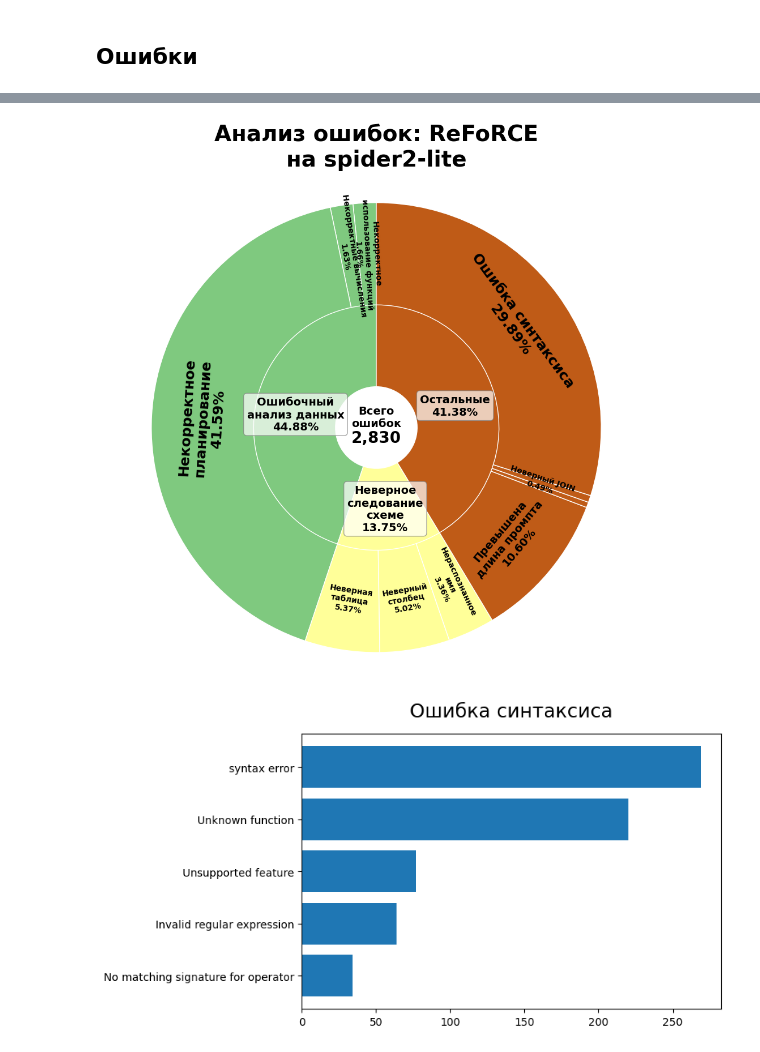
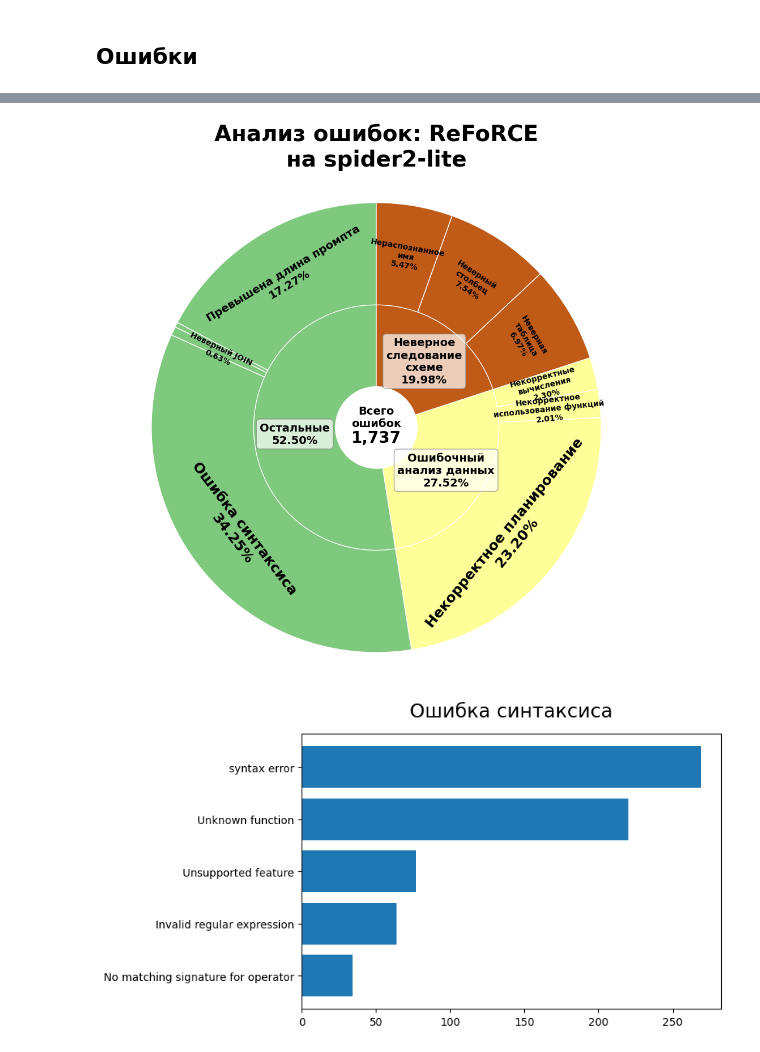
Before and after one commit to Tyferse/exploring-text-to-SQL, a Jupyter notebook: analysis/error_analysis.ipynb, the cells around one changed output, grey strips where cells are left out. Saved outputs shown, nothing was run; the diff lists cells and outputs as text; code cells hidden in the pictures.

````diff
--- a/analysis/error_analysis.ipynb
+++ b/analysis/error_analysis.ipynb
@@ -1272,7 +1258,7 @@ for logs, gen_logs in ((logs1, gen_logs1), (logs2, gen_logs2)):
     for inst in logs:
         for cand in logs[inst]:
             if len(logs[inst][cand]) == 1:
-                gen_logs.append("Context length exceeded")
+                gen_logs.append(("Context length exceeded", None))
 
             for i, line in enumerate(logs[inst][cand]):
                 error = None
@@ -1314,8 +1300,8 @@ for logs, gen_logs in ((logs1, gen_logs1), (logs2, gen_logs2)):
 
                     error = error.replace("\\n", "\n")
 
-                if error is not None:
-                    if i > 0 and logs[inst][cand][i - 1][3].starswith("```sql"):
-                        gen_logs.append((error, logs[inst][cand][i - 1][3][6:-3].strip()))
+                if error is not None and i > 2 and logs[inst][cand][i - 2][1].startswith("[Self-refine]"):
+                    if logs[inst][cand][i - 2][2].strip().startswith("```sql"):
+                        gen_logs.append((error, logs[inst][cand][i - 2][2].strip()[6:-3].strip()))
                     else:
                         gen_logs.append((error, None))
@@ -1424,7 +1406,29 @@ err_stat
+# %%
+rename_types = {
+    # типы ошибок
+    'Ошибочный анализ данных': 'Ошибочный\nанализ данных',
+    'Неверное следование схеме': 'Неверное\nследование\nсхеме',
+    # подтипы ошибок
+    'Некорректное использование функций': 'Некорректное\nиспользование функций',
+    'Некорректные вычисления': 'Некорректные\nвычисления',
+    'Неверный столбец': 'Неверный\nстолбец',
+    'Неверная таблица': 'Неверная\nтаблица',
+    'Нераспознанное имя': 'Нераспознанное\nимя'
+}
+for err_type in list(err_stat.keys()):
+    if rename_types.get(err_type):
+        err_stat[rename_types[err_type]] = deepcopy(err_stat[err_type])
+        del err_stat[err_type]
+
+for err_type in list(err_stat.keys()):
+    for err_subtype in list(err_stat[err_type].keys()):
+        if rename_types.get(err_subtype):
+            err_stat[err_type][rename_types[err_subtype]] = err_stat[err_type][err_subtype]
+            del err_stat[err_type][err_subtype]
 # %%
-errors_diagram(err_stat, f'Анализ ошибок: ReFoRCE\nна {dataset}', 13, ((0.0, 0), (0.0, 0.0), (0, 0)))
+errors_diagram(err_stat, f'Анализ ошибок: ReFoRCE\nна {dataset}', 10, ((0.0, 0), (0.0, 0.0), (0, 0)))
 # %% [output]
-[figure, old version]
+[figure, new version]
 # %%
 error_subtype_plot(errors, 'Ошибка синтаксиса', 5);
 # %% [output]
````
Also changed, not shown: parts of 7 cells of this notebook, 3 other files.
